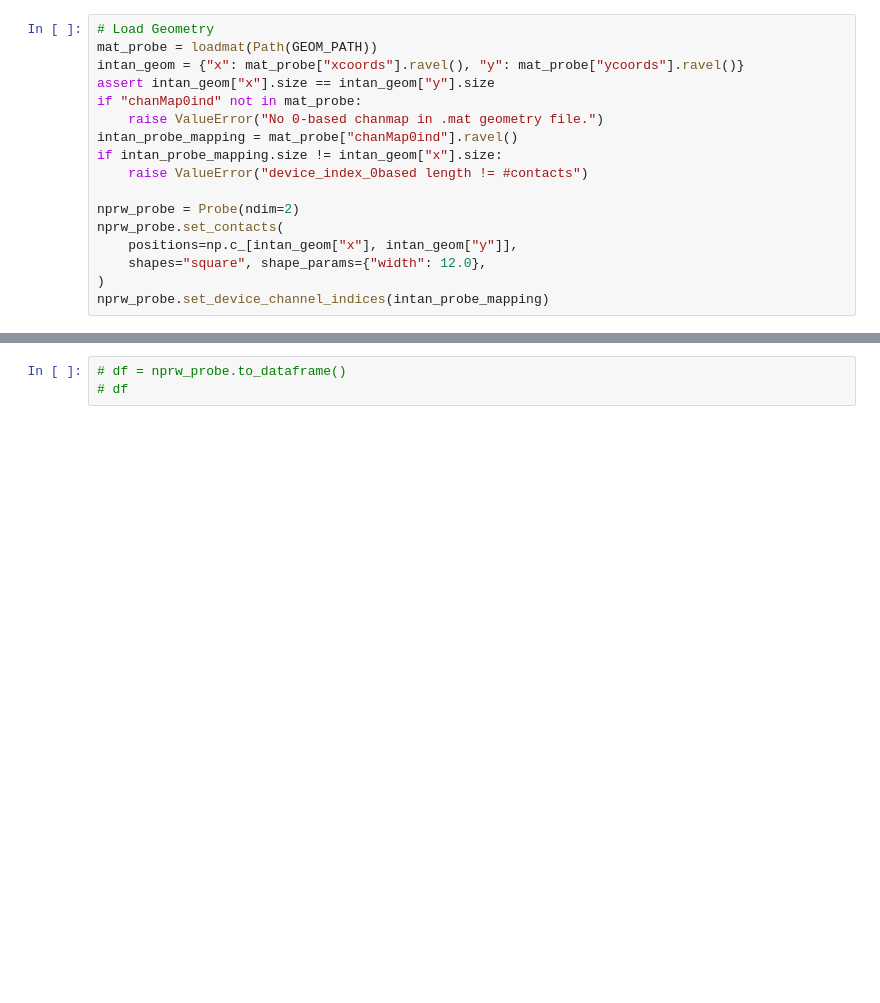
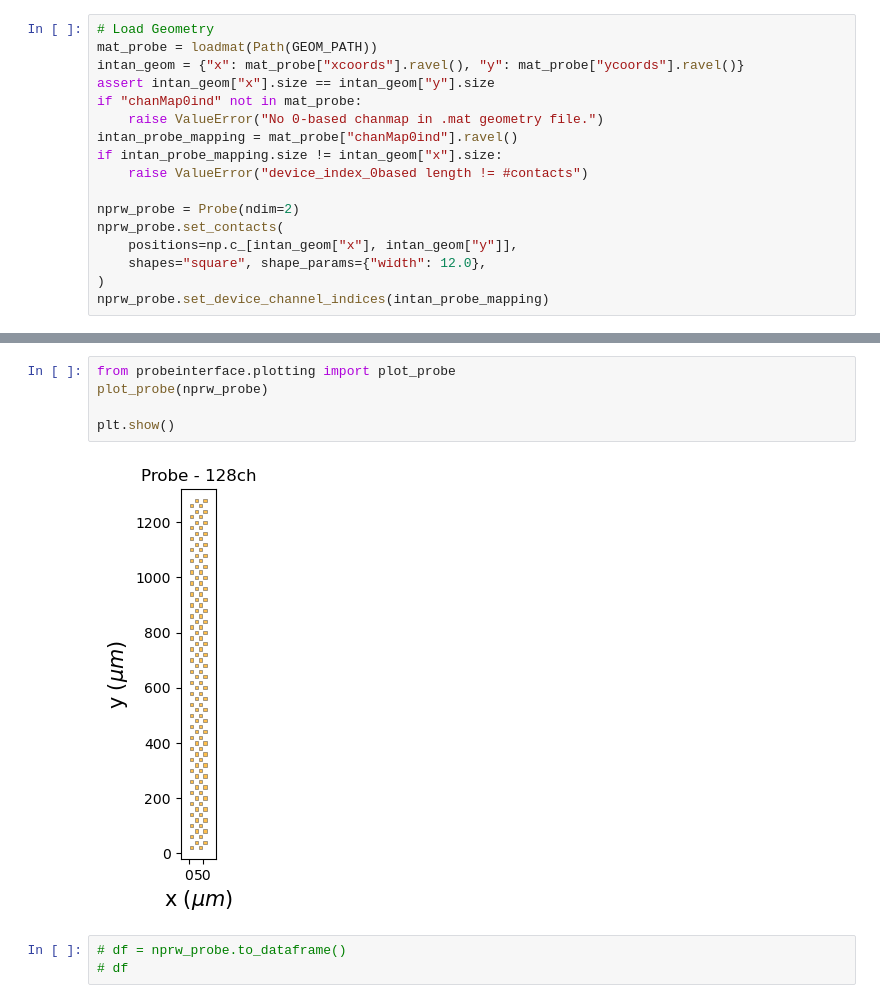
Before and after one commit to Raynor-Cerebellum-Project/RCP_fastigial_analysis, a Jupyter notebook: batch_scripts/fastigial_artifact_blanking.ipynb, the cells around one changed output, grey strips where cells are left out. Saved outputs shown, nothing was run; the diff lists cells and outputs as text; blank space fills up the shorter version.

```diff
--- a/batch_scripts/fastigial_artifact_blanking.ipynb
+++ b/batch_scripts/fastigial_artifact_blanking.ipynb
@@ -50,3 +69,10 @@ nprw_probe.set_device_channel_indices(intan_probe_mapping)
+# %%
+from probeinterface.plotting import plot_probe
+plot_probe(nprw_probe)
+
+plt.show()
+# %% [output]
+[figure, added]
 # %%
 # df = nprw_probe.to_dataframe()
 # df
```
Also changed, not shown: parts of 21 cells of this notebook, 24 other files.
